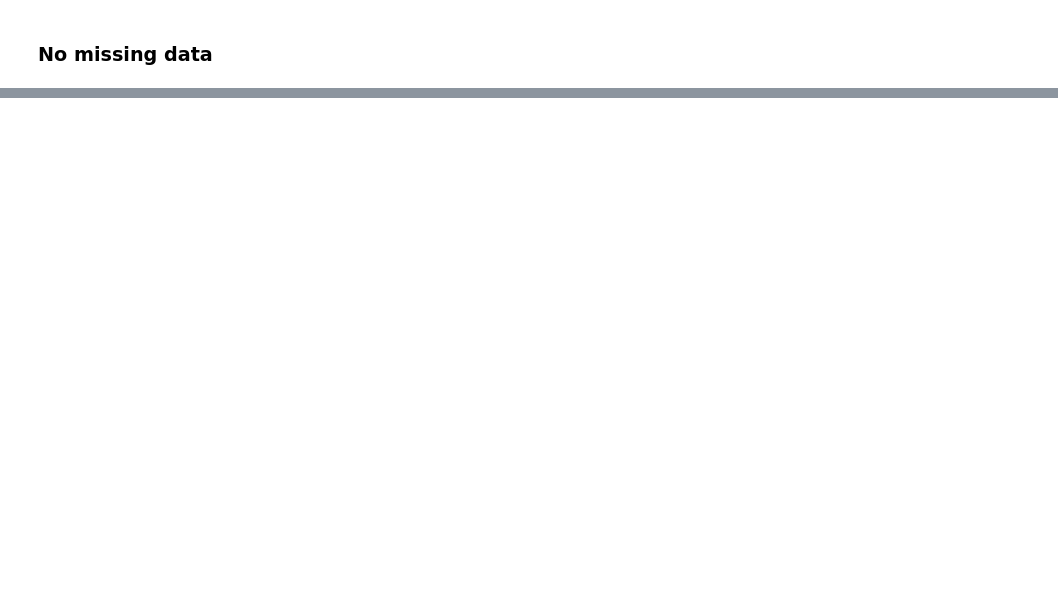
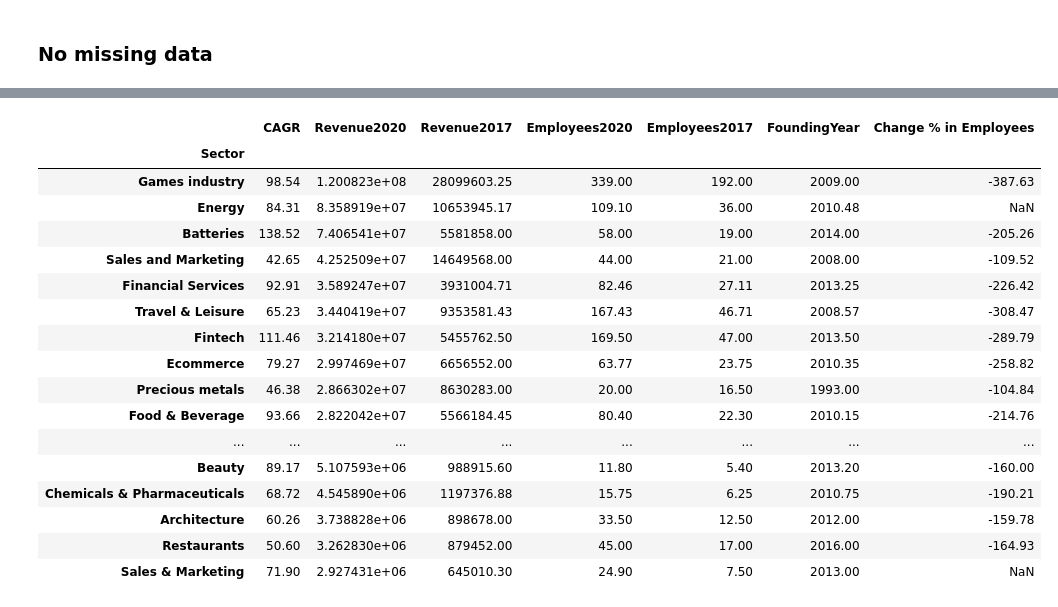
Before and after one commit to ubco-W2022T2-data301/project-group43, a Jupyter notebook: Elliott's Pipline.ipynb, the cells around one changed output, grey strips where cells are left out. Saved outputs shown, nothing was run; the diff lists cells and outputs as text; code cells hidden in the pictures; blank space fills up the shorter version.

```diff
--- a/Elliott's Pipline.ipynb
+++ b/Elliott's Pipline.ipynb
@@ -71,0 +159,27 @@ df
+# %%
+### METHOD CHAIN #2
+
+sector_df = (df.groupby("Sector").mean()
+             .sort_values(by='Revenue2020', ascending=False)
+             .round(2)
+             .drop(columns=['Rank']))
+sector_df
+# %% [output]
+|  | CAGR | Revenue2020 | Revenue2017 | Employees2020 | Employees2017 | FoundingYear | Change % in Employees |
+| Sector |  |  |  |  |  |  |  |
+| Games industry | 98.54 | 1.200823e+08 | 28099603.25 | 339.00 | 192.00 | 2009.00 | -387.63 |
+| Energy | 84.31 | 8.358919e+07 | 10653945.17 | 109.10 | 36.00 | 2010.48 | NaN |
+| Batteries | 138.52 | 7.406541e+07 | 5581858.00 | 58.00 | 19.00 | 2014.00 | -205.26 |
+| Sales and Marketing | 42.65 | 4.252509e+07 | 14649568.00 | 44.00 | 21.00 | 2008.00 | -109.52 |
+| Financial Services | 92.91 | 3.589247e+07 | 3931004.71 | 82.46 | 27.11 | 2013.25 | -226.42 |
+| Travel & Leisure | 65.23 | 3.440419e+07 | 9353581.43 | 167.43 | 46.71 | 2008.57 | -308.47 |
+| Fintech | 111.46 | 3.214180e+07 | 5455762.50 | 169.50 | 47.00 | 2013.50 | -289.79 |
+| Ecommerce | 79.27 | 2.997469e+07 | 6656552.00 | 63.77 | 23.75 | 2010.35 | -258.82 |
+| Precious metals | 46.38 | 2.866302e+07 | 8630283.00 | 20.00 | 16.50 | 1993.00 | -104.84 |
+| Food & Beverage | 93.66 | 2.822042e+07 | 5566184.45 | 80.40 | 22.30 | 2010.15 | -214.76 |
+| ... | ... | ... | ... | ... | ... | ... | ... |
+| Beauty | 89.17 | 5.107593e+06 | 988915.60 | 11.80 | 5.40 | 2013.20 | -160.00 |
+| Chemicals & Pharmaceuticals | 68.72 | 4.545890e+06 | 1197376.88 | 15.75 | 6.25 | 2010.75 | -190.21 |
+| Architecture | 60.26 | 3.738828e+06 | 898678.00 | 33.50 | 12.50 | 2012.00 | -159.78 |
+| Restaurants | 50.60 | 3.262830e+06 | 879452.00 | 45.00 | 17.00 | 2016.00 | -164.93 |
+| Sales & Marketing | 71.90 | 2.927431e+06 | 645010.30 | 24.90 | 7.50 | 2013.00 | NaN |
```
Also changed, not shown: parts of 9 cells of this notebook, 1 other file.
